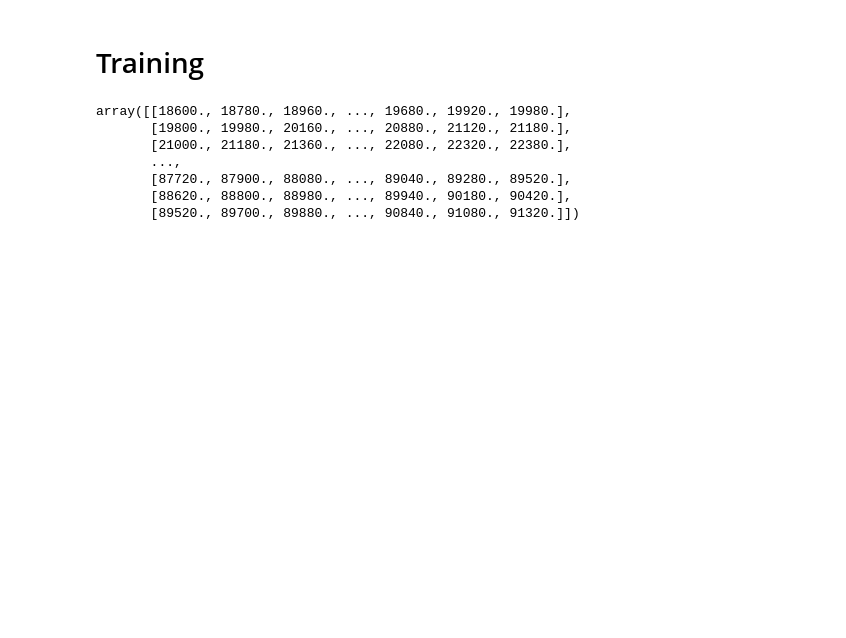
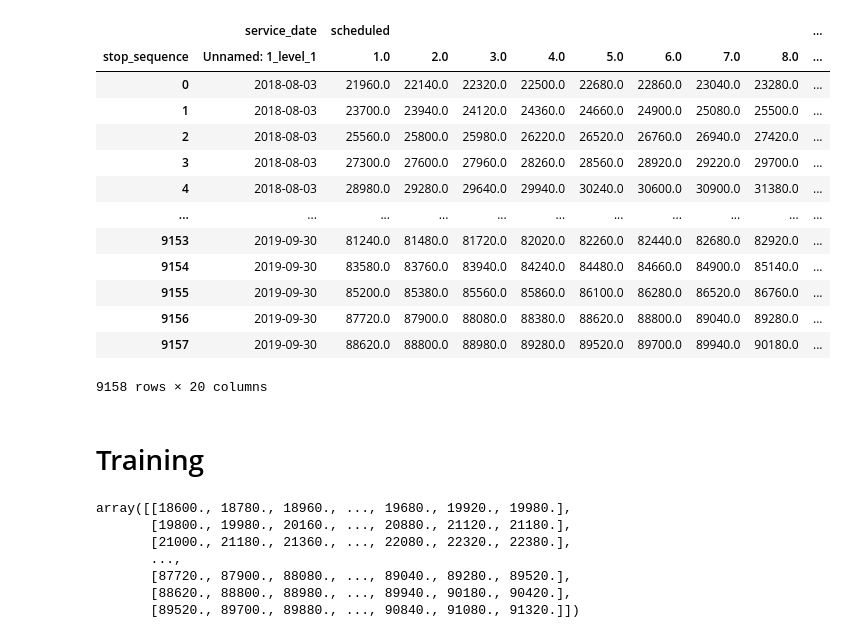
Before and after one commit to notAlex2/pgm-public-transit, a Jupyter notebook: Timeliness.ipynb, the cells around one changed output. Drawn from its saved outputs; the diff is of its cells as text; code cells hidden in the pictures; blank space fills up the shorter version.

```diff
--- a/Timeliness.ipynb
+++ b/Timeliness.ipynb
@@ -531,0 +57,18 @@ binned_df = binned_df.loc[:,~binned_df.columns.duplicated()]
+# %%
+out2_df = pd.read_csv("PGM-Project/data/route_01_binned.csv", index_col=[0], header=[0,1])
+out2_df
+# %% [output]
+|  | service_date | scheduled |  |  |  |  |  |  |  | ... |
+| stop_sequence | Unnamed: 1_level_1 | 1.0 | 2.0 | 3.0 | 4.0 | 5.0 | 6.0 | 7.0 | 8.0 | ... |
+| 0 | 2018-08-03 | 21960.0 | 22140.0 | 22320.0 | 22500.0 | 22680.0 | 22860.0 | 23040.0 | 23280.0 | ... |
+| 1 | 2018-08-03 | 23700.0 | 23940.0 | 24120.0 | 24360.0 | 24660.0 | 24900.0 | 25080.0 | 25500.0 | ... |
+| 2 | 2018-08-03 | 25560.0 | 25800.0 | 25980.0 | 26220.0 | 26520.0 | 26760.0 | 26940.0 | 27420.0 | ... |
+| 3 | 2018-08-03 | 27300.0 | 27600.0 | 27960.0 | 28260.0 | 28560.0 | 28920.0 | 29220.0 | 29700.0 | ... |
+| 4 | 2018-08-03 | 28980.0 | 29280.0 | 29640.0 | 29940.0 | 30240.0 | 30600.0 | 30900.0 | 31380.0 | ... |
+| ... | ... | ... | ... | ... | ... | ... | ... | ... | ... | ... |
+| 9153 | 2019-09-30 | 81240.0 | 81480.0 | 81720.0 | 82020.0 | 82260.0 | 82440.0 | 82680.0 | 82920.0 | ... |
+| 9154 | 2019-09-30 | 83580.0 | 83760.0 | 83940.0 | 84240.0 | 84480.0 | 84660.0 | 84900.0 | 85140.0 | ... |
+| 9155 | 2019-09-30 | 85200.0 | 85380.0 | 85560.0 | 85860.0 | 86100.0 | 86280.0 | 86520.0 | 86760.0 | ... |
+| 9156 | 2019-09-30 | 87720.0 | 87900.0 | 88080.0 | 88380.0 | 88620.0 | 88800.0 | 89040.0 | 89280.0 | ... |
+| 9157 | 2019-09-30 | 88620.0 | 88800.0 | 88980.0 | 89280.0 | 89520.0 | 89700.0 | 89940.0 | 90180.0 | ... |
+9158 rows × 20 columns
```
Also changed, not shown: parts of 55 cells of this notebook.
